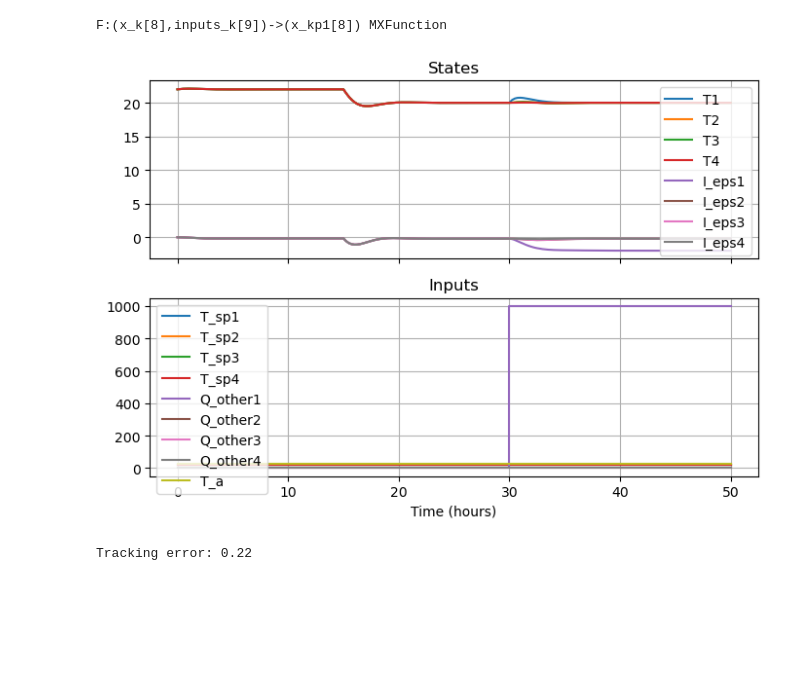
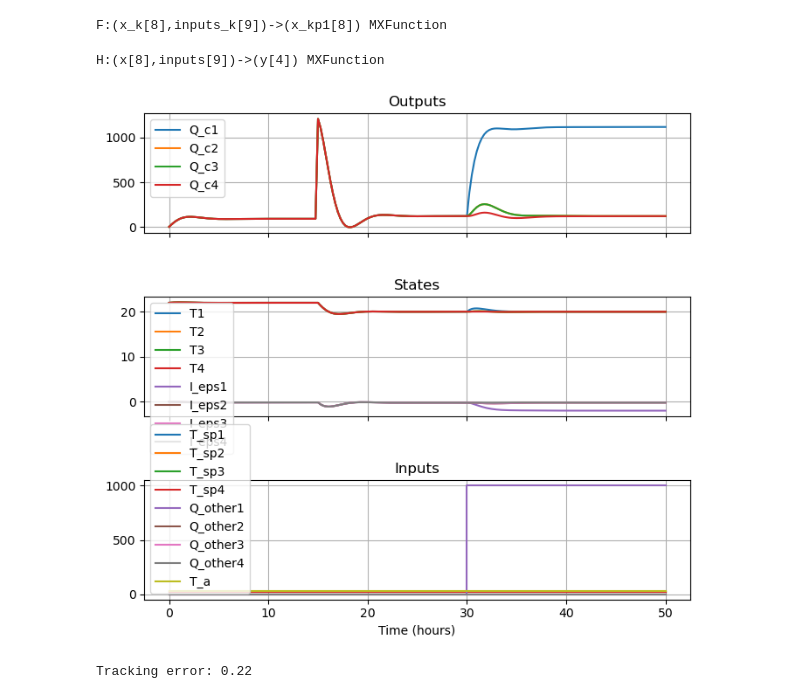
Before and after one commit to billtubbs/building-hvac-models, a Jupyter notebook: Building-models.ipynb, the cells around one changed output. Saved outputs shown, nothing was run; the diff lists cells and outputs as text; code cells hidden in the pictures; blank space fills up the shorter version.

Commit message:
Added output function

```diff
--- a/Building-models.ipynb
+++ b/Building-models.ipynb
@@ -407,3 +438,16 @@ def multi_zone_temp_ODEs(x, inputs, params):
+# %%
+def simulate_system_with_outputs(F, H, inputs, n_x, n_y, x0):
+    nT = inputs.shape[0] - 1
+    X = np.full((nT + 1, n_x), np.nan)
+    Y = np.full((nT + 1, n_y), np.nan)
+    xk = x0
+    for k in range(nT + 1):
+        X[k, :] = np.array(xk).reshape(-1)
+        inputs_k = inputs[k, :].T
+        yk = H(xk, inputs_k)
+        Y[k, :] = np.array(yk).reshape(-1)
+        xk = F(xk, inputs_k)
+    return X, Y
 # %%
 # number of zones
 n_z = 4
@@ -437,6 +481,7 @@ params = {
 n_x = 2 * n_z  # number of states
 n_u = n_z  # number of manipulated inputs
 n_p = n_z + 1  # number of disturbance inputs
+n_y = n_z  # number of outputs
 
 # Declare variables
 x = cas.MX.sym('x', n_x)
@@ -467,11 +512,17 @@ F = convert_continuous_model_to_discrete(f, x, inputs, dt)
 print(F)
 # %% [output]
 F:(x_k[8],inputs_k[9])->(x_kp1[8]) MXFunction
+# %%
+# Output equation
+Q_c = multi_zone_temp_outputs(x, inputs, params)
+H = cas.Function('H', [x, inputs], [Q_c], ['x', 'inputs'], ['y'])
+print(H)
+# %% [output]
+H:(x[8],inputs[9])->(y[4]) MXFunction
 # %%
 # Simulation inputs
 nT = 200
 t = dt * np.arange(nT + 1)
-X = np.full((nT + 1, n_x), np.nan)
 inputs = np.zeros((nT + 1, n_u + n_p))
 inputs[:, 0] = 22.0   # T_sp1
 inputs[:, 1] = 22.0   # T_sp2
@@ -479,41 +530,52 @@ inputs[:, 2] = 22.0   # T_sp3
 inputs[:, 3] = 22.0   # T_sp4
 inputs[t >= 15, 0:4] = 20.0  # Change all T_sp
 inputs[t >= 30, 4] = 1000.0   # Q_other1
 inputs[t >= 30, 5] = 0.0   # Q_other2
 inputs[t >= 30, 6] = 0.0   # Q_other3
 inputs[t >= 30, 7] = 0.0   # Q_other4
 inputs[:, 8] = 28.0  # T_a
 
 # Initial condition
 x0 = cas.vertcat(
     22.0,  # T1
     22.0,  # T2
     22.0,  # T3
     22.0,  # T4
     0.0,   # I_eps1
     0.0,   # I_eps2
     0.0,   # I_eps3
     0.0,   # I_eps4
 )
 
 # Simulation loop
-X = simulate_system(F, inputs, n_x, x0)
+X, Y = simulate_system_with_outputs(F, H, inputs, n_x, n_y, x0)
 
 # Plot results
-x_labels = (
-    [f'T{i+1}' for i in range(n_z)]
-    + [f'I_eps{i+1}' for i in range(n_z)]
-)
-u_labels = (
+inputs_labels = (
     [f'T_sp{i+1}' for i in range(n_z)]
     + [f'Q_other{i+1}' for i in range(n_z)]
     + ['T_a']
 )
-make_inputs_states_plot(t, X, inputs, x_labels=x_labels, input_labels=u_labels)
+states_labels = (
+    [f'T{i+1}' for i in range(n_z)]
+    + [f'I_eps{i+1}' for i in range(n_z)]
+)
+outputs_labels = [f'Q_c{i+1}' for i in range(n_y)]
+
+# Plot results
+make_ioplots(
+    t,
+    inputs=inputs,
+    states=X,
+    outputs=Y,
+    inputs_labels=inputs_labels,
+    states_labels=states_labels,
+    outputs_labels=outputs_labels
+)
 plt.tight_layout()
 plt.show()
 # %% [output]
-[figure, old version]
+[figure, new version]
 # %%
 rmse_tracking = np.sqrt(np.mean((X[:, 0:n_z] - inputs[:, 0:n_z]) ** 2))
 print(f"Tracking error: {rmse_tracking:.2f}")
```
Also changed, not shown: parts of 12 cells of this notebook, 2 other files.
